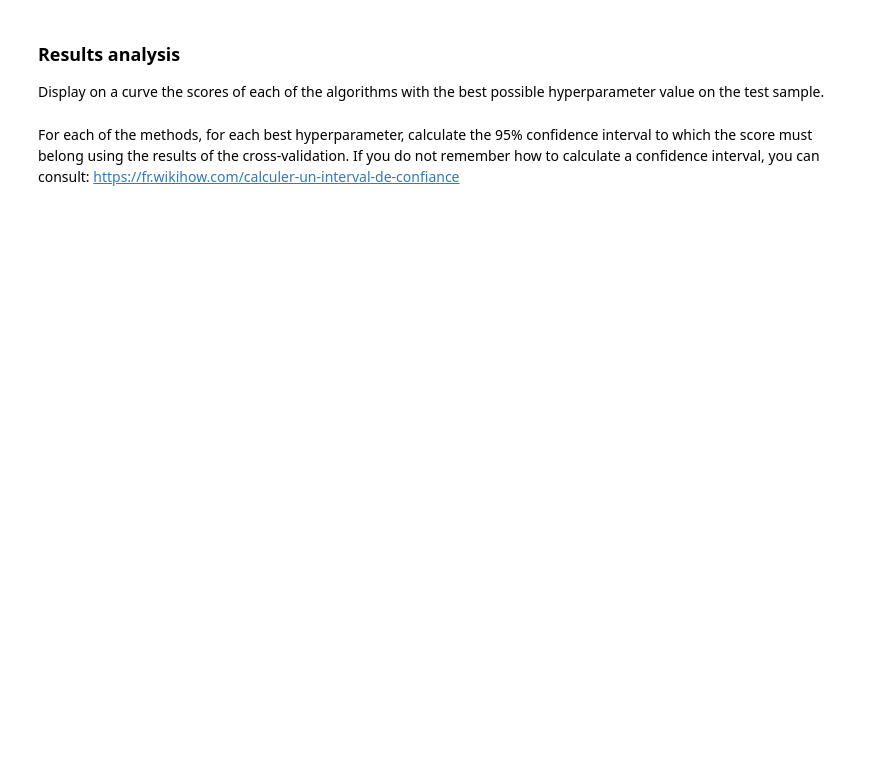
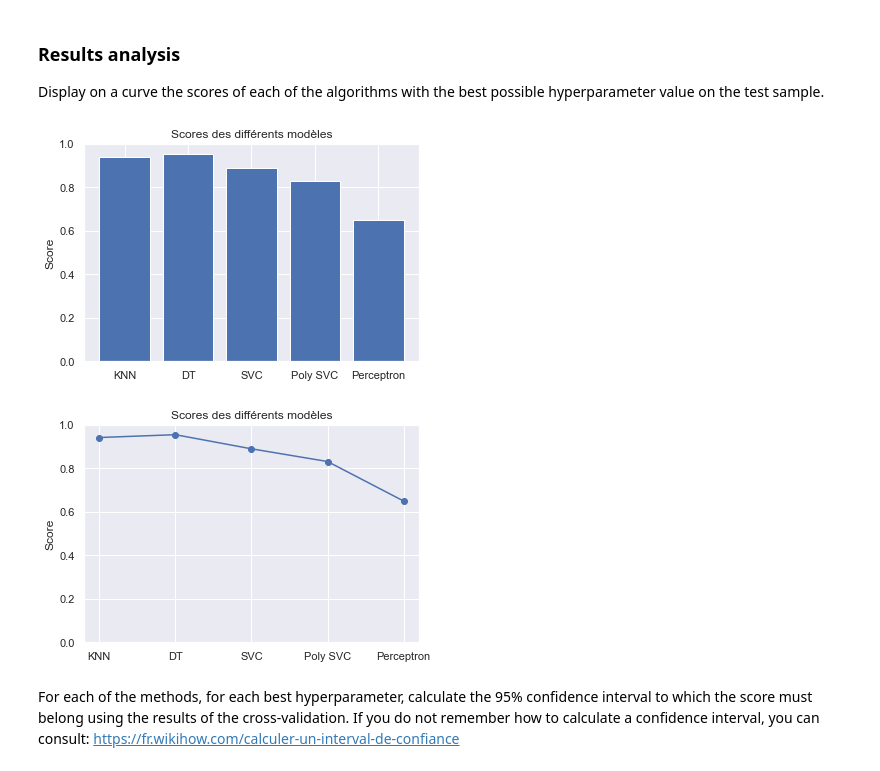
Before and after one commit to Shooterah/M1_DSC, a Jupyter notebook: ML_Fundamental/TP/TP3/ML_SVM_TP3_Florian_Doffemont.ipynb, the cells around one changed output. Drawn from its saved outputs; the diff is of its cells as text; code cells hidden in the pictures; blank space fills up the shorter version.

```diff
--- a/ML_Fundamental/TP/TP3/ML_SVM_TP3_Florian_Doffemont.ipynb
+++ b/ML_Fundamental/TP/TP3/ML_SVM_TP3_Florian_Doffemont.ipynb
@@ -436,2 +430,38 @@ Display on a curve the scores of each of the algorithms with the best possible h
+# %%
+import matplotlib.pyplot as plt
+
+# Pour chaque modèle, on récupère le score du meilleur modèle sur l'ensemble de test pour le tracer ensuite
+# Bien sur, il s'agit du meilleur hyperparamètre trouvé juste avant pour chaque algorithmes
+knn_score = knn_grid_search.best_estimator_.score(X_test, y_test)
+dt_score = dt_grid_search.best_estimator_.score(X_test, y_test)
+svc_score = svc_grid_search.best_estimator_.score(X_test, y_test)
+poly_svc_score = poly_svc_grid_search.best_estimator_.score(X_test, y_test)
+perceptron_score = perceptron_grid_search.best_estimator_.score(X_test, y_test)
+
+# On crée un dictionnaire pour stocker le score de chaque modèle
+scores = {'KNN': knn_score, 'DT': dt_score, 'SVC': svc_score, 'Poly SVC': poly_svc_score, 'Perceptron': perceptron_score}
+
+# On affiche les scores des différents modèles sur un graphique en barres
+fig, ax = plt.subplots()
+ax.bar(scores.keys(), scores.values())
+ax.set_ylim([0, 1])
+ax.set_ylabel('Score')
+ax.set_title('Scores des différents modèles')
+
+# On affiche le graphique
+plt.show()
+
+# On affiche les scores des différents modèles sur un graphique en courbe
+fig, ax = plt.subplots()
+ax.plot(scores.keys(), scores.values(), marker='o')
+ax.set_ylim([0, 1])
+ax.set_ylabel('Score')
+ax.set_title('Scores des différents modèles')
+
+# On affiche le graph en courbe
+plt.show()
+# %% [output]
+[figure, added]
+[figure, added]
 # %% [markdown]
 For each of the methods, for each best hyperparameter, calculate the 95% confidence interval to which the score must belong using the results of the cross-validation. If you do not remember how to calculate a confidence interval, you can consult: https://fr.wikihow.com/calculer-un-interval-de-confiance
```
Also changed, not shown: parts of 11 cells of this notebook.
